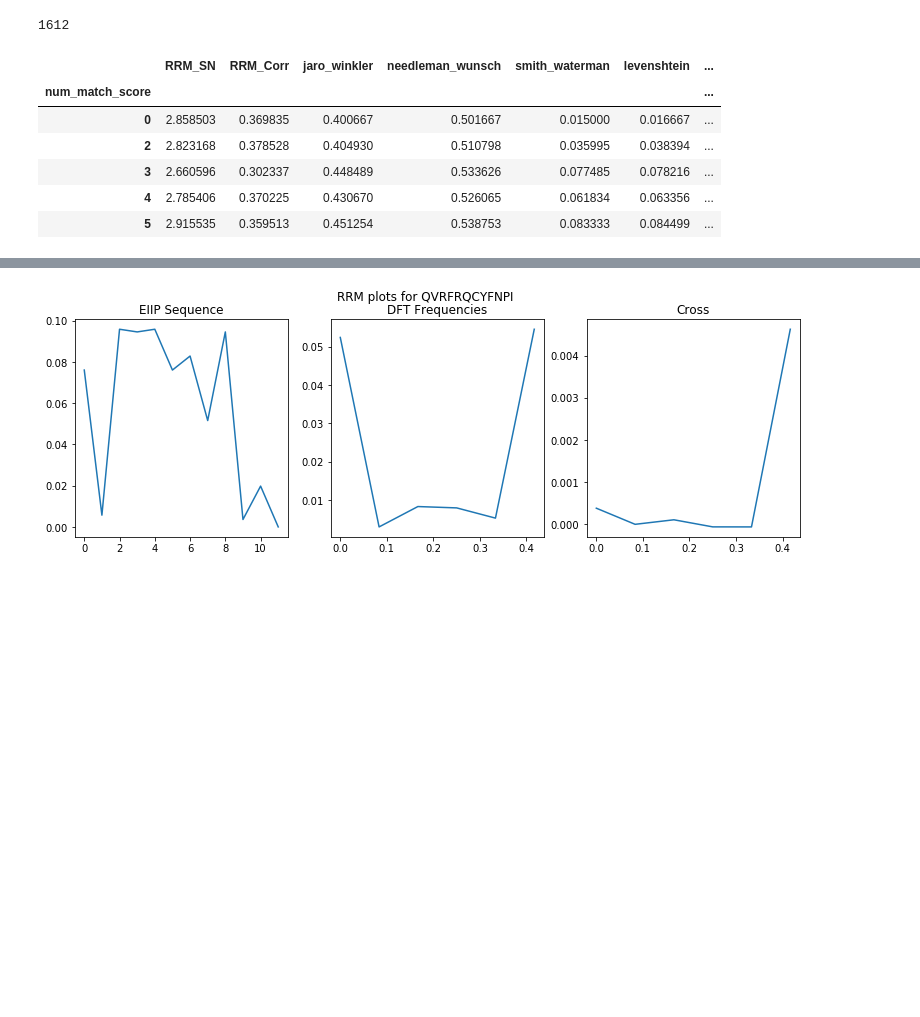
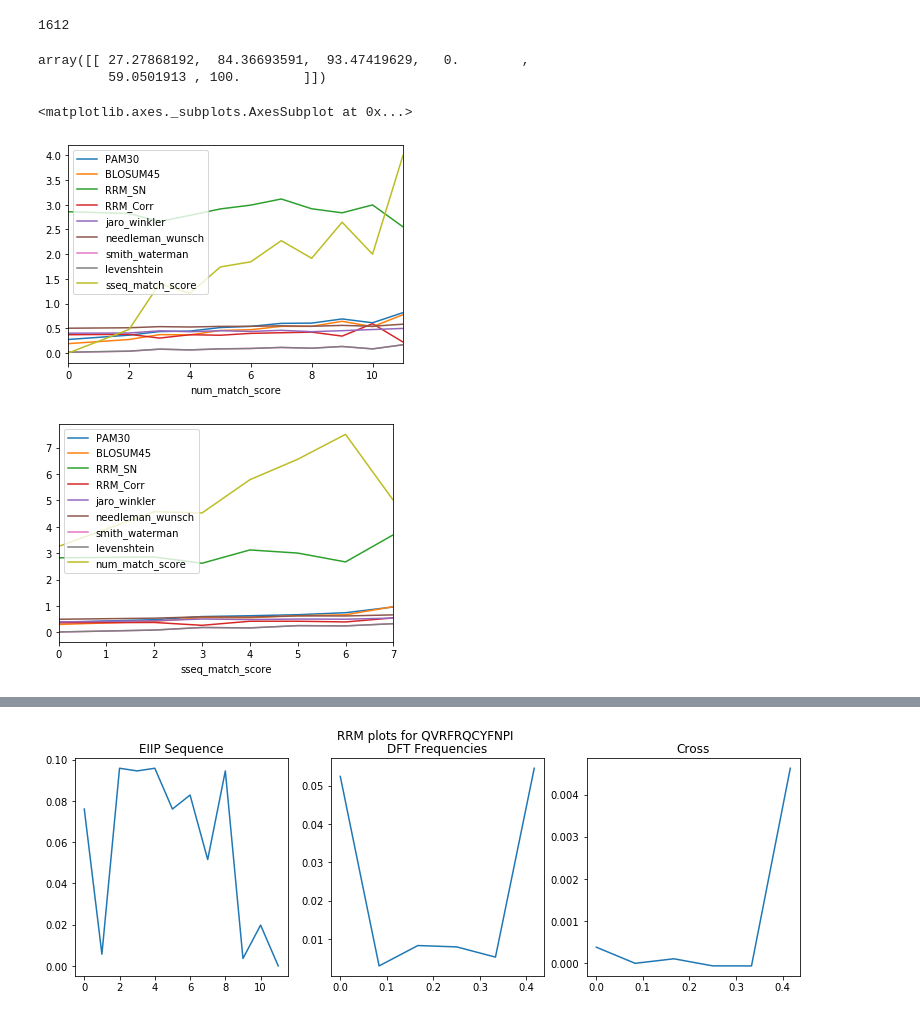
Before and after one commit to clpi/gemsec-neuropep, a Jupyter notebook: final/Final_Notebook.ipynb, the cells around one changed output, grey strips where cells are left out. Drawn from its saved outputs; the diff is of its cells as text; code cells hidden in the pictures; blank space fills up the shorter version.

```diff
--- a/final/Final_Notebook.ipynb
+++ b/final/Final_Notebook.ipynb
@@ -324,14 +350,16 @@ print(len(d1[0].p_ls))
+# %%
+dft22
+# %% [output]
+array([[ 27.27868192,  84.36693591,  93.47419629,   0.        ,
+         59.0501913 , 100.        ]])
 # %%
 d1[0].p.groupby(by='num_match_score').mean().to_csv('./out/v4/grbp5_groupby_num_match_mean.csv')
 d1[1].p.groupby(by='num_match_score').mean().to_csv('./out/v4/m6_groupby_num_match_mean.csv')
-d1[0].p.groupby(by='num_match_score').mean().head()
+d1[0].p.groupby(by='num_match_score').mean().plot()
+d1[0].p.groupby(by='sseq_match_score').mean().plot()
 # %% [output]
-|  | RRM_SN | RRM_Corr | jaro_winkler | needleman_wunsch | smith_waterman | levenshtein | ... |
-| num_match_score |  |  |  |  |  |  | ... |
-| 0 | 2.858503 | 0.369835 | 0.400667 | 0.501667 | 0.015000 | 0.016667 | ... |
-| 2 | 2.823168 | 0.378528 | 0.404930 | 0.510798 | 0.035995 | 0.038394 | ... |
-| 3 | 2.660596 | 0.302337 | 0.448489 | 0.533626 | 0.077485 | 0.078216 | ... |
-| 4 | 2.785406 | 0.370225 | 0.430670 | 0.526065 | 0.061834 | 0.063356 | ... |
-| 5 | 2.915535 | 0.359513 | 0.451254 | 0.538753 | 0.083333 | 0.084499 | ... |
+<matplotlib.axes._subplots.AxesSubplot at 0x...>
+[figure, added]
+[figure, added]
 # %%
 d1[0].p.sort_values(by="RRM_SN", ascending=False)[:100].to_csv('./out/v4/grbp5_top100_rrmsnr.csv')
```
Also changed, not shown: parts of 13 cells of this notebook, 23 other files.
